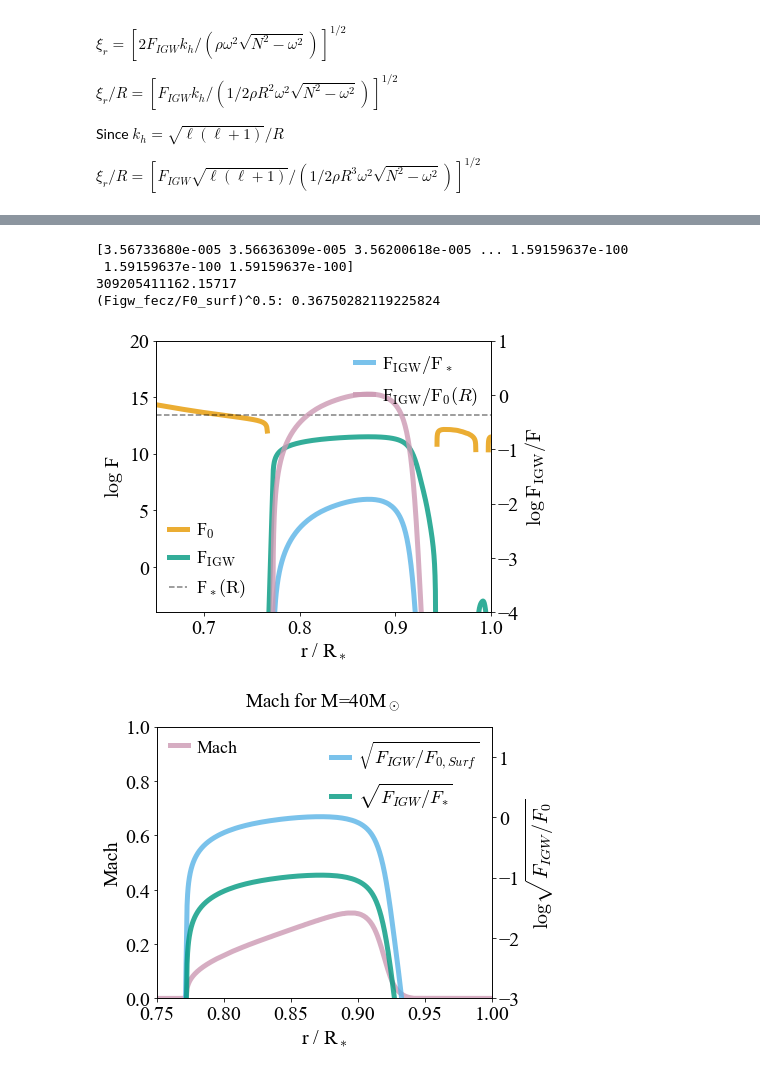
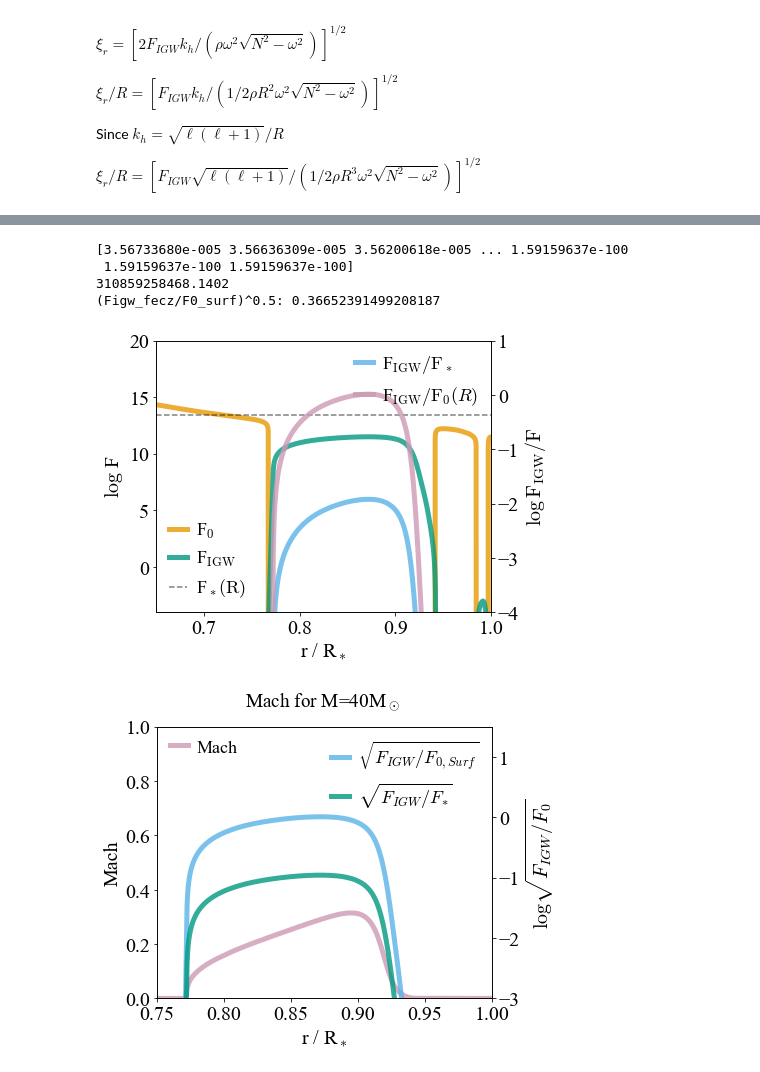
Before and after one commit to matteocantiello/rednoise, a Jupyter notebook: propagation_diagrams.ipynb, the cells around one changed output, grey strips where cells are left out. Saved outputs shown, nothing was run; the diff lists cells and outputs as text; code cells hidden in the pictures.

```diff
--- a/propagation_diagrams.ipynb
+++ b/propagation_diagrams.ipynb
@@ -400,7 +492,8 @@ print(N)
 rho=10**mesa.logRho
 F0=0.5*rho*(rsun*mesa.radius)**3.0
 F0=F0*omega_c**2.0
-F0=F0*(N**2.0 - omega_c**2.0)**0.5
+#F0=F0*(N**2.0 - omega_c**2.0)**0.5
+F0=F0*N
 F0_surf=F0[1] # Take surface value of F0
 print(F0[1])
 
@@ -423,36 +516,36 @@ Figw_fecz= np.mean(Figw[minT:maxT])  # Take an average of Figw in the FeCZ
 
 # Make the plot
 
 fig, ax1 = plt.subplots()
 
 f1 = ax1.plot(mesa.radius/mesa.radius[1],np.log10(F0),linewidth=5, alpha=0.8,label = r'F$_0$',color=ORANGE)
 f2 = ax1.plot(mesa.radius/mesa.radius[1],np.log10(Figw),linewidth=5, alpha=0.8,label = r'F$_{\rm IGW}$',color=BLUE_GREEN)
 f3 = ax1.axhline(y=np.log10(F), color='black', alpha=0.5,linestyle='--',label=r'F$_*({\rm R})$')
 
 legend = plt.legend(loc='lower left',fontsize=18,ncol=1)
 
 ax1.set_xlabel(r'r / R$_*$')
 ax1.set_ylabel(r'$\log$ F')
 ax1.set_xlim(0.65,1)
 ax1.set_ylim(-4,20)
 
 ax2 = ax1.twinx()
 f4 = ax2.plot(mesa.radius/mesa.radius[1],np.log10(Figw/F),linewidth=5, color=SKY_BLUE,alpha=0.8,label = r'F$_{\rm IGW}/{\rm F}_*$')
 f5 = ax2.plot(mesa.radius/mesa.radius[1],np.log10(Figw/F0_surf),linewidth=5, color=RED_PURPLE,alpha=0.8,label = r'F$_{\rm IGW}/{\rm F}_0(R)$')
 ax2.set_ylim(-4, 1)
 ax2.set_ylabel(r'$\log \, {\rm F}_{\rm IGW}/{\rm F}$')
 
 print('(Figw_fecz/F0_surf)^0.5:', (Figw_fecz/F0_surf)**0.5)
 legend2 = plt.legend(loc='upper right',fontsize=18,ncol=1)
 
 
 plt.savefig("Fluxes_40Msun_zoom.pdf")
 # %% [output]
 [3.56733680e-005 3.56636309e-005 3.56200618e-005 ... 1.59159637e-100
  1.59159637e-100 1.59159637e-100]
-309205411162.15717
-(Figw_fecz/F0_surf)^0.5: 0.36750282119225824
+310859258468.1402
+(Figw_fecz/F0_surf)^0.5: 0.36652391499208187
-[figure, old version]
+[figure, new version]
 # %%
 fig, ax1 = plt.subplots()
 
```
Also changed, not shown: parts of 4 cells of this notebook.
